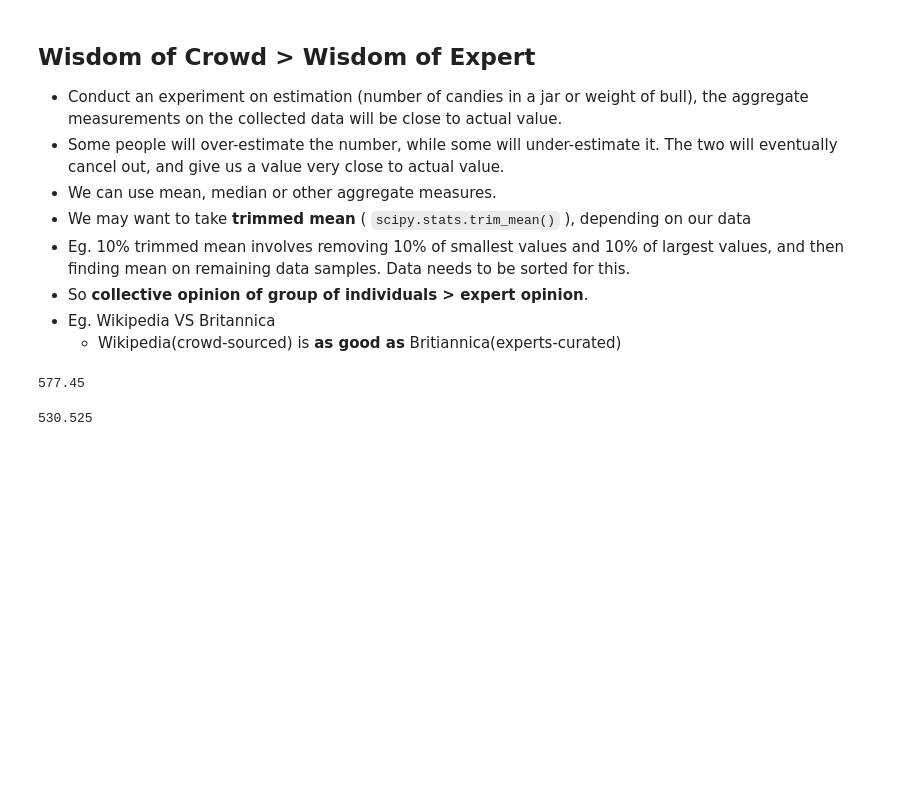
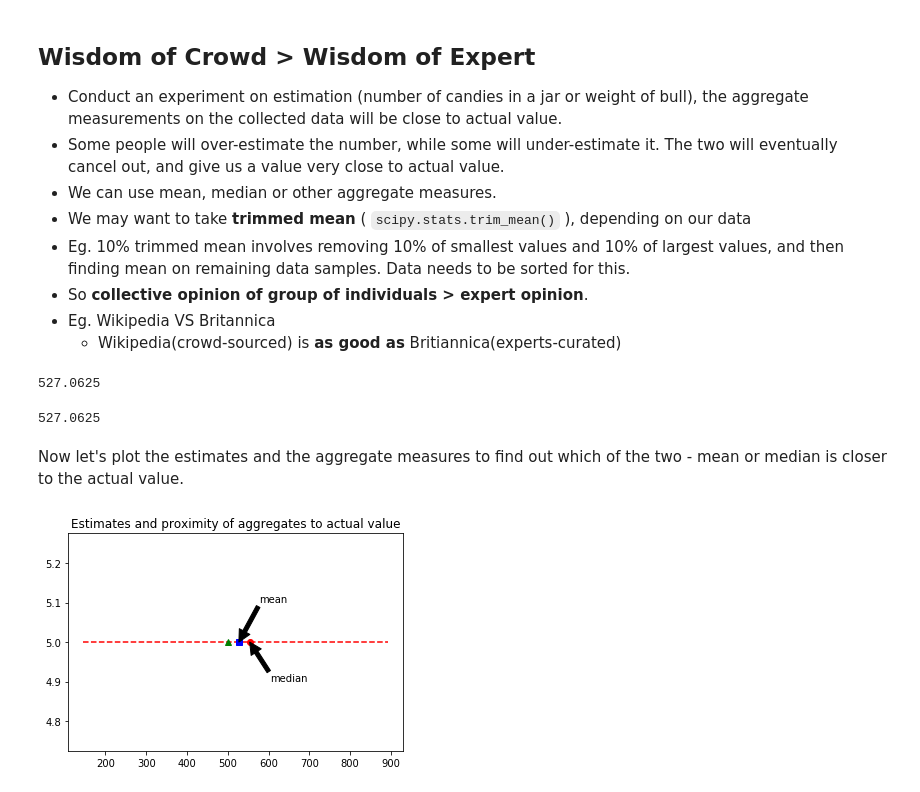
Before and after one commit to databaaz/av18, a Jupyter notebook: JOC/CrowdComputing.ipynb, the cells around one changed output. Saved outputs shown, nothing was run; the diff lists cells and outputs as text; code cells hidden in the pictures; blank space fills up the shorter version.

```diff
--- a/JOC/CrowdComputing.ipynb
+++ b/JOC/CrowdComputing.ipynb
@@ -20,13 +21,29 @@ estimates = [random.randint(100, 1000) for i in range(100)] #assume this to be r
 # %%
 estimates.sort()
 trim_val = int(0.1 * len(estimates))
-estimates = estimates[trim_val:len(estimates)-trim_val]
-print(mean(estimates))
+trimmed_estimates = estimates[trim_val:len(estimates)-trim_val]
+print(statistics.mean(trimmed_estimates))
 # %% [output]
-577.45
+527.0625
 # %%
 #Using Scipy
 mv = stats.trim_mean(estimates, 0.1)
 print(mv)
 # %% [output]
-530.525
+527.0625
+# %% [markdown]
+Now let's plot the estimates and the aggregate measures to find out which of the two - mean or median is closer to the actual value.
+# %%
+y = []
+for i in range(len(trimmed_estimates)):
+    y.append(5)
+plt.plot(trimmed_estimates,y, 'r--')
+plt.plot([500],[5],'g^')
+plt.plot([statistics.mean(trimmed_estimates)],[5], 'bs')
+plt.plot([statistics.median(trimmed_estimates)],[5], 'ro')
+plt.annotate(s='mean',xy=[statistics.mean(trimmed_estimates),5], xytext=[statistics.mean(trimmed_estimates)+50,5+0.1], arrowprops={'facecolor':'black'})
+plt.annotate(s='median',xy=[statistics.median(trimmed_estimates),5], xytext=[statistics.median(trimmed_estimates)+50,5-0.1], arrowprops={'facecolor':'black'})
+plt.title('Estimates and proximity of aggregates to actual value')
+plt.show()
+# %% [output]
+[figure, added]
```
Also changed, not shown: parts of 1 cell of this notebook, 3 other files.
